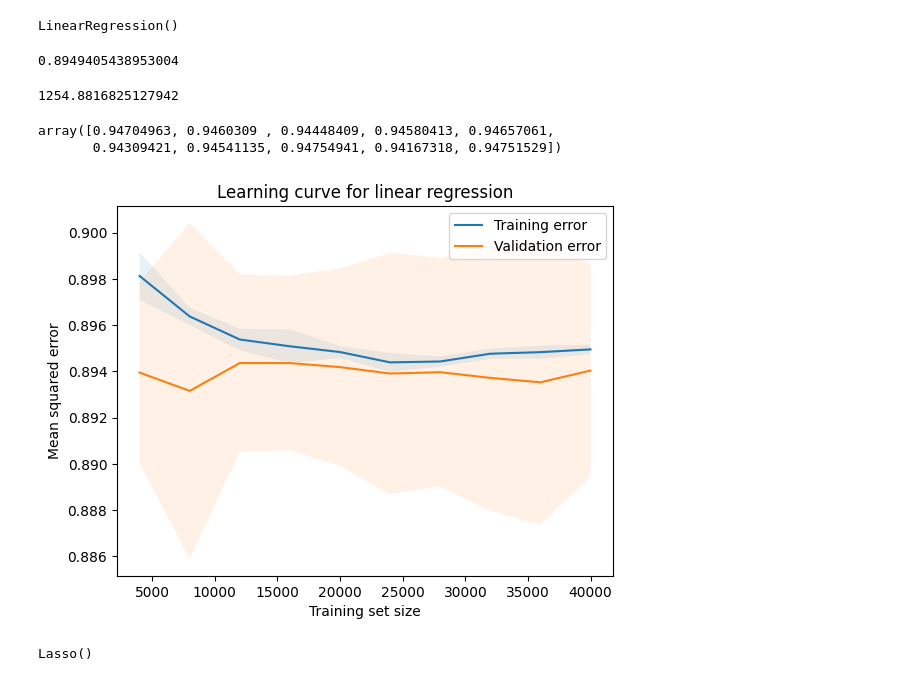
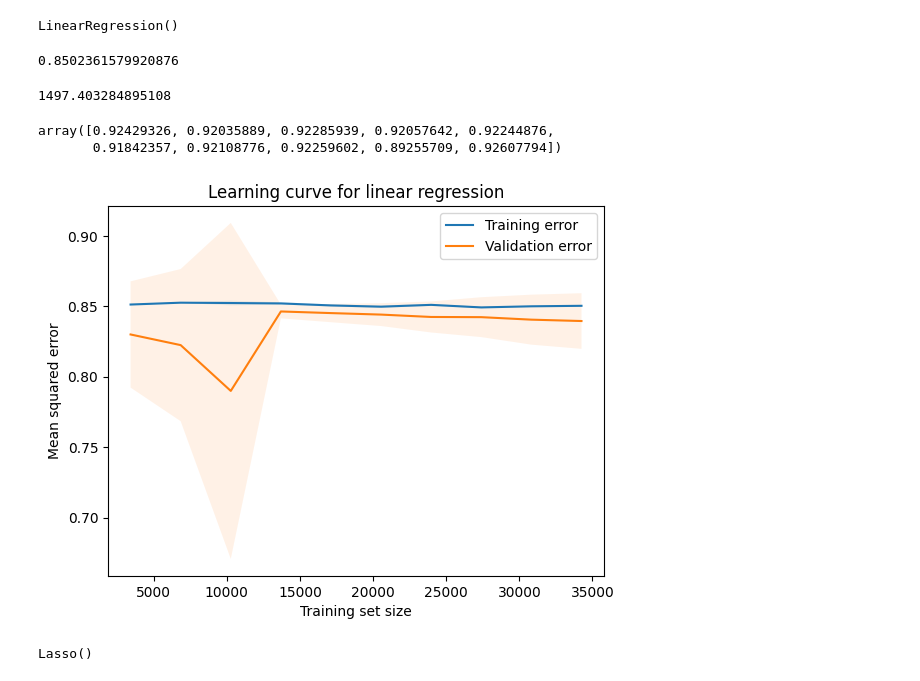
Before and after one commit to baraa722/Dimond-Prediction-Project, a Jupyter notebook: bestsubmit.ipynb, the cells around one changed output. Cells and saved outputs as stored; diff of their text form; code cells hidden in the pictures.

Commit message:
removal of unnecessary data

```diff
--- a/bestsubmit.ipynb
+++ b/bestsubmit.ipynb
@@ -57,7 +78,7 @@ encoder_df = pd.DataFrame(encoder.fit_transform(train_data[['cut']]).toarray())
 train_data_v1 = train_data.join(encoder_df)
 
 #perform one-hot encoding on 'team' column
-encoder_df = pd.DataFrame(encoder.fit_transform(test_data[['cut']]).toarray())
+encoder_df = pd.DataFrame(encoder.transform(test_data[['cut']]).toarray())
 
 #merge one-hot encoded columns back with original DataFrame
 test_data_v1 = test_data.join(encoder_df)
@@ -76,0 +118,2 @@ test_data_v2 = test_data.join(encoder_df)
+# %%
+train_data_v2.dropna(inplace=True)
@@ -152,6 +247,6 @@ train_data_v3.head()
 | 4 | 0.70 | 57.0 | 2596 | 76.876800 | 0.0 | 0.0 | 0.0 | 0.0 | 0.0 | 0.0 | 0.0 | ... |
 # %%
 #normalizing data
-minmaxScaler = MinMaxScaler()
-X_train_normalized = minmaxScaler.fit_transform(X_train)
+minmaxScaler = MinMaxScaler().fit(X_train)
+X_train_normalized = minmaxScaler.transform(X_train)
 X_test_normalized = minmaxScaler.transform(X_test)
@@ -158,52 +269,52 @@ X_test_normalized = minmaxScaler.transform(X_test)
 # %%
 #linear regression
-LinearRegression = linear_model.LinearRegression()
-LinearRegression.fit(X_train_normalized, Y_train)
+linearRegression = linear_model.LinearRegression()
+linearRegression.fit(X_train_normalized, Y_train)
 # %% [output]
 LinearRegression()
 # %%
-LinearRegression.score(X_train_normalized, Y_train)
+linearRegression.score(X_train_normalized, Y_train)
 # %% [output]
-0.8949405438953004
+0.8502361579920876
 # %%
-pricing_predictions = LinearRegression.predict(X_train_normalized)
+pricing_predictions = linearRegression.predict(X_train_normalized)
 lin_mse = mean_squared_error(pricing_predictions, Y_train)
 lin_rmse = np.sqrt(lin_mse)
 print(lin_rmse)
 # %% [output]
-1254.8816825127942
+1497.403284895108
 # %%
-scores = cross_val_score(LinearRegression, X_train_normalized, Y_train, cv = 10)
+scores = cross_val_score(linearRegression, X_train_normalized, Y_train, cv = 10)
 rmse_cv = np.sqrt(scores)
 rmse_cv
 # %% [output]
-array([0.94704963, 0.9460309 , 0.94448409, 0.94580413, 0.94657061,
-       0.94309421, 0.94541135, 0.94754941, 0.94167318, 0.94751529])
+array([0.92429326, 0.92035889, 0.92285939, 0.92057642, 0.92244876,
+       0.91842357, 0.92108776, 0.92259602, 0.89255709, 0.92607794])
 # %%
 # Define different training set sizes
 train_sizes = np.linspace(0.1, 1.0, 10)
 
 # Calculate learning curve
-train_sizes, train_scores, val_scores = learning_curve(LinearRegression(), X_train_normalized, Y_train, train_sizes=train_sizes, cv=15)
+train_sizes, train_scores, val_scores = learning_curve(linearRegression, X_train_normalized, Y_train, train_sizes=train_sizes, cv=5)
 
 # Calculate mean and standard deviation of training and validation scores
 train_mean = np.mean(train_scores, axis=1)
 train_std = np.std(train_scores, axis=1)
 val_mean = np.mean(val_scores, axis=1)
 val_std = np.std(val_scores, axis=1)
 
 # Plot learning curve
 plt.plot(train_sizes, train_mean, label='Training error')
 plt.fill_between(train_sizes, train_mean - train_std, train_mean + train_std, alpha=0.1)
 plt.plot(train_sizes, val_mean, label='Validation error')
 plt.fill_between(train_sizes, val_mean - val_std, val_mean + val_std, alpha=0.1)
 plt.xlabel('Training set size')
 plt.ylabel('Mean squared error')
 plt.title('Learning curve for linear regression')
 plt.legend()
 plt.show()
 # %% [output]
-[figure, old version]
+[figure, new version]
 # %%
 #now we try something that has regularization
 lassoRegression = Lasso()
```
Also changed, not shown: parts of 41 cells of this notebook, 2 other files.
